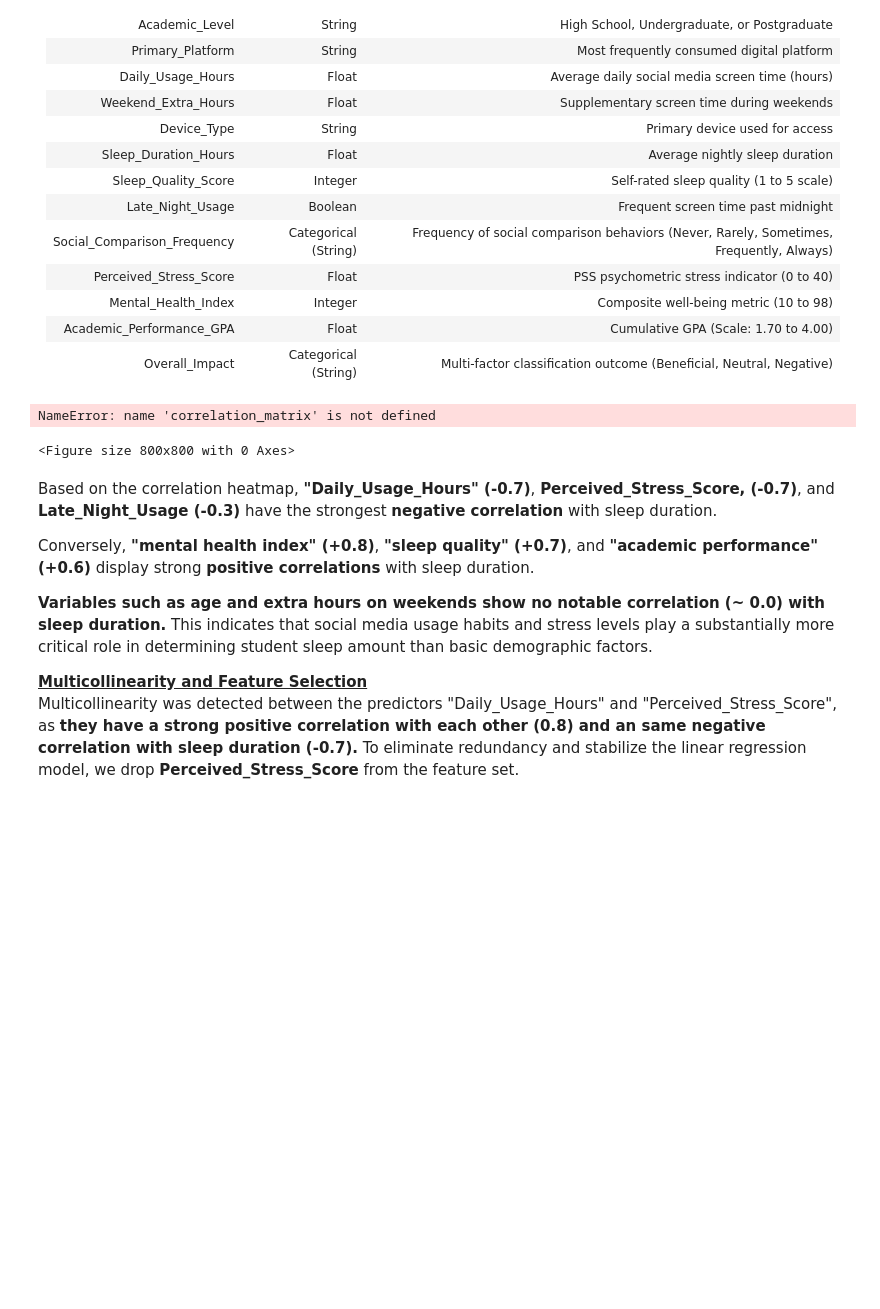
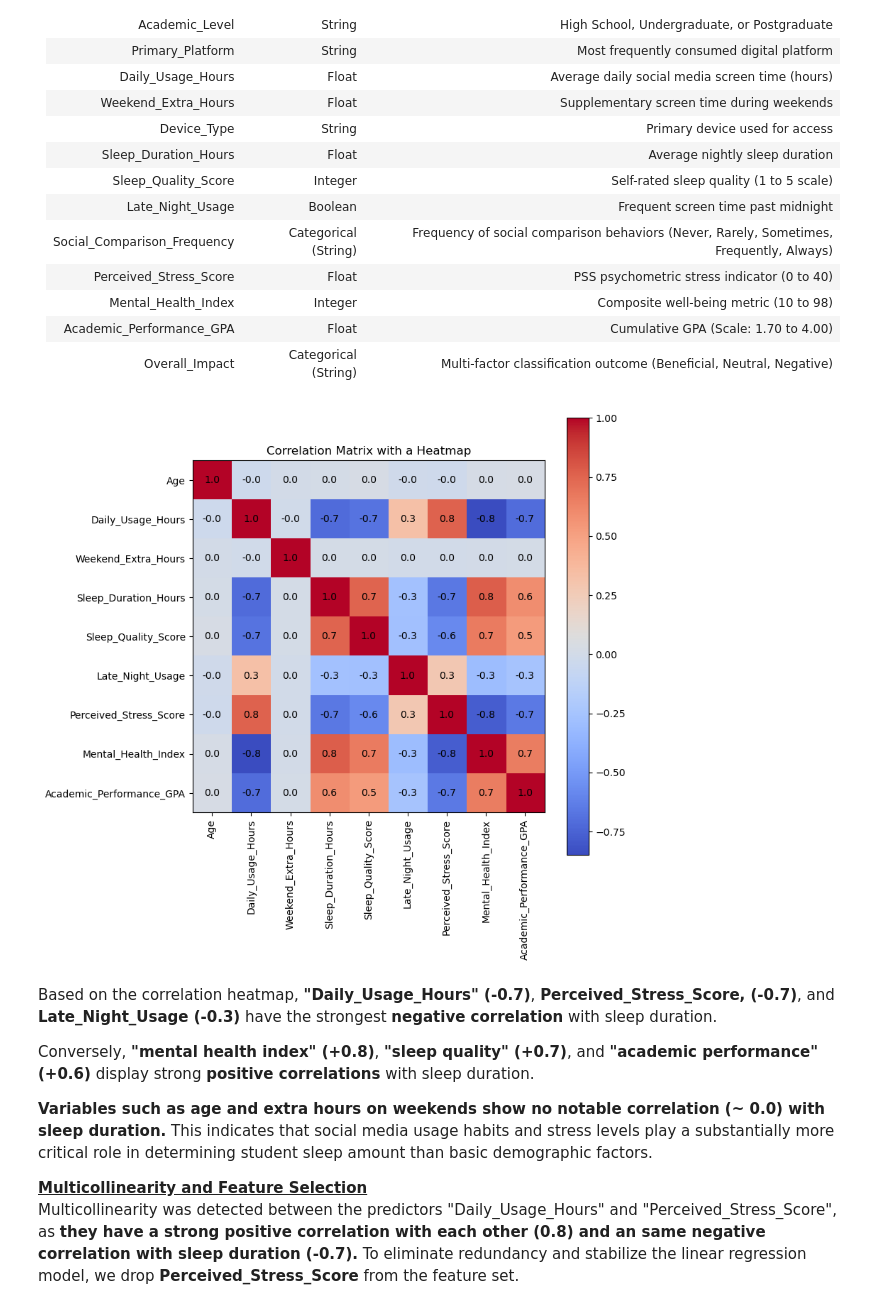
Before and after one commit to mehiis/data-processing-and-machine-learning-metropolia-group7, a Jupyter notebook: assignment-06-practice-project/practice-project.ipynb, the cells around one changed output. Cells and saved outputs as stored; diff of their text form; code cells hidden in the pictures; blank space fills up the shorter version.

Commit message:
fix corr matrix from project

```diff
--- a/assignment-06-practice-project/practice-project.ipynb
+++ b/assignment-06-practice-project/practice-project.ipynb
@@ -72,29 +72,30 @@ The dataset has 16 metrics, student id included. The different metrics and their
 | Overall_Impact | Categorical (String) | Multi-factor classification outcome (Beneficial, Neutral, Negative)
 # %%
 import matplotlib.pyplot as plt
+
+correlation_matrix = df_full.corr(numeric_only=True)
 
 plt.figure(figsize=(8, 8))
 plt.imshow(correlation_matrix, cmap='coolwarm', interpolation='none')
 plt.colorbar()
 plt.xticks(range(len(correlation_matrix)), correlation_matrix.columns, rotation=90)
 plt.yticks(range(len(correlation_matrix)), correlation_matrix.columns)
 
 for i in range(len(correlation_matrix)):
     for j in range(len(correlation_matrix)):
         plt.text(
             j, i,
             f"{correlation_matrix.iloc[i, j]:.1f}",
             ha='center',
             va='center'
         )
 
 plt.title('Correlation Matrix with a Heatmap')
 plt.show()
 
 plt.show()
 # %% [output]
-NameError: name 'correlation_matrix' is not defined
-<Figure size 800x800 with 0 Axes>
+[figure, added]
 # %% [markdown]
 Based on the correlation heatmap, <b>"Daily_Usage_Hours" (-0.7)</b>, <b>Perceived_Stress_Score, (-0.7)</b>, and <b>Late_Night_Usage (-0.3)</b> have the strongest <b>negative correlation</b> with sleep duration.
 
```
Also changed, not shown: parts of 2 cells of this notebook.
